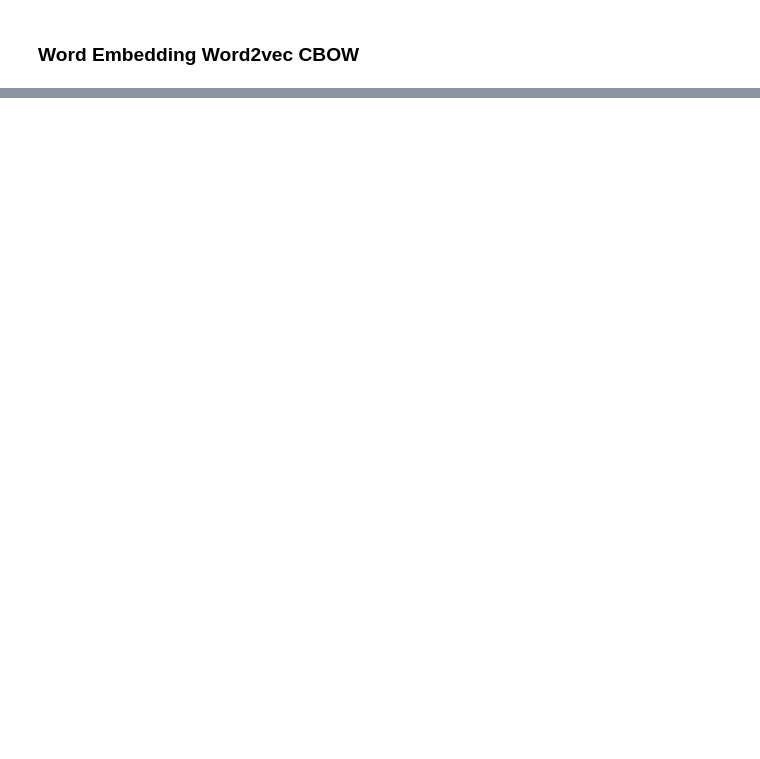
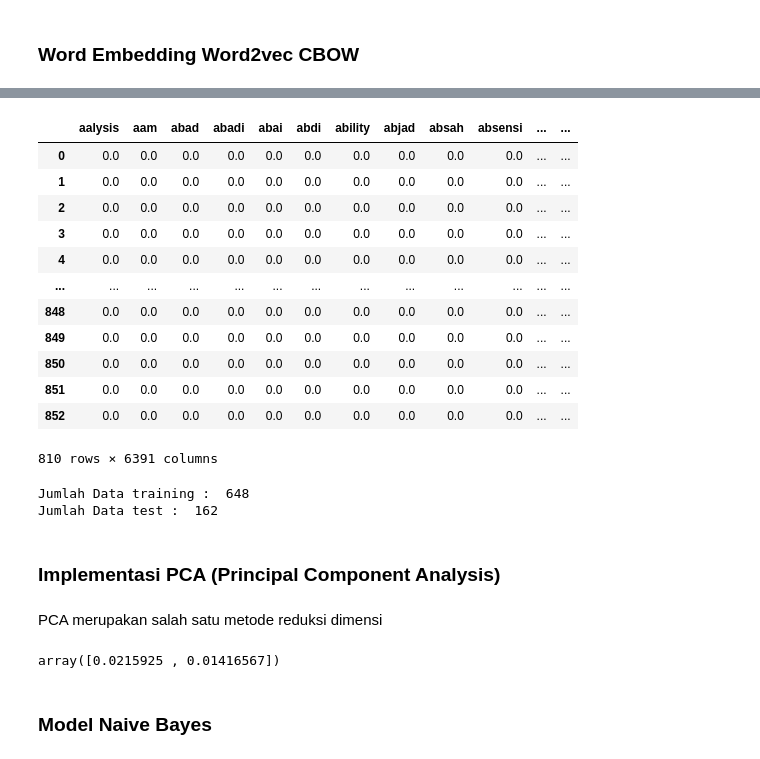
Before and after one commit to Nurul-Faizah/prosaindata, a Jupyter notebook: _sources/UTS.ipynb, the cells around one changed output, grey strips where cells are left out. Cells and saved outputs as stored; diff of their text form; code cells hidden in the pictures; blank space fills up the shorter version.

```diff
--- a/_sources/UTS.ipynb
+++ b/_sources/UTS.ipynb
@@ -436,0 +445,10 @@ sim_words
+# %%
+def word(data):
+  kalimat = ""
+  for i in data:
+    kalimat += i
+    kalimat += " "
+  return kalimat
+
+text = df['stemming'].swifter.apply(word)
+text
@@ -436,0 +468,51 @@ sim_words
+# %%
+from sklearn.feature_extraction.text import TfidfVectorizer
+tfidf_vectorizer = TfidfVectorizer()
+tfidf_separate = tfidf_vectorizer.fit_transform(text)
+
+df_tfidf = pd.DataFrame(
+    tfidf_separate.toarray(), columns=tfidf_vectorizer.get_feature_names_out(), index=df.index
+)
+X = df_tfidf.values
+Y = df['Label']
+df_tfidf
+# %% [output]
+|  | aalysis | aam | abad | abadi | abai | abdi | ability | abjad | absah | absensi | ... | ... |
+| 0 | 0.0 | 0.0 | 0.0 | 0.0 | 0.0 | 0.0 | 0.0 | 0.0 | 0.0 | 0.0 | ... | ... |
+| 1 | 0.0 | 0.0 | 0.0 | 0.0 | 0.0 | 0.0 | 0.0 | 0.0 | 0.0 | 0.0 | ... | ... |
+| 2 | 0.0 | 0.0 | 0.0 | 0.0 | 0.0 | 0.0 | 0.0 | 0.0 | 0.0 | 0.0 | ... | ... |
+| 3 | 0.0 | 0.0 | 0.0 | 0.0 | 0.0 | 0.0 | 0.0 | 0.0 | 0.0 | 0.0 | ... | ... |
+| 4 | 0.0 | 0.0 | 0.0 | 0.0 | 0.0 | 0.0 | 0.0 | 0.0 | 0.0 | 0.0 | ... | ... |
+| ... | ... | ... | ... | ... | ... | ... | ... | ... | ... | ... | ... | ... |
+| 848 | 0.0 | 0.0 | 0.0 | 0.0 | 0.0 | 0.0 | 0.0 | 0.0 | 0.0 | 0.0 | ... | ... |
+| 849 | 0.0 | 0.0 | 0.0 | 0.0 | 0.0 | 0.0 | 0.0 | 0.0 | 0.0 | 0.0 | ... | ... |
+| 850 | 0.0 | 0.0 | 0.0 | 0.0 | 0.0 | 0.0 | 0.0 | 0.0 | 0.0 | 0.0 | ... | ... |
+| 851 | 0.0 | 0.0 | 0.0 | 0.0 | 0.0 | 0.0 | 0.0 | 0.0 | 0.0 | 0.0 | ... | ... |
+| 852 | 0.0 | 0.0 | 0.0 | 0.0 | 0.0 | 0.0 | 0.0 | 0.0 | 0.0 | 0.0 | ... | ... |
+810 rows × 6391 columns
+# %%
+from sklearn.model_selection import train_test_split
+X_train, X_test, Y_train, Y_test = train_test_split(
+    X, Y, test_size = 0.2, random_state = 100)
+print("Jumlah Data training : ", len(X_train))
+print("Jumlah Data test : ", len(X_test))
+# %% [output]
+Jumlah Data training :  648
+Jumlah Data test :  162
+# %% [markdown]
+### Implementasi PCA (Principal Component Analysis)
+# %% [markdown]
+PCA merupakan salah satu metode reduksi dimensi
+# %%
+from sklearn.decomposition import PCA
+
+pca = PCA(n_components =2)
+
+X_train2 = pca.fit_transform(X_train)
+X_test2 = pca.transform(X_test)
+
+pca.explained_variance_ratio_
+# %% [output]
+array([0.0215925 , 0.01416567])
+# %% [markdown]
+### Model Naive Bayes
```
Also changed, not shown: parts of 15 cells of this notebook, 8 other files.
